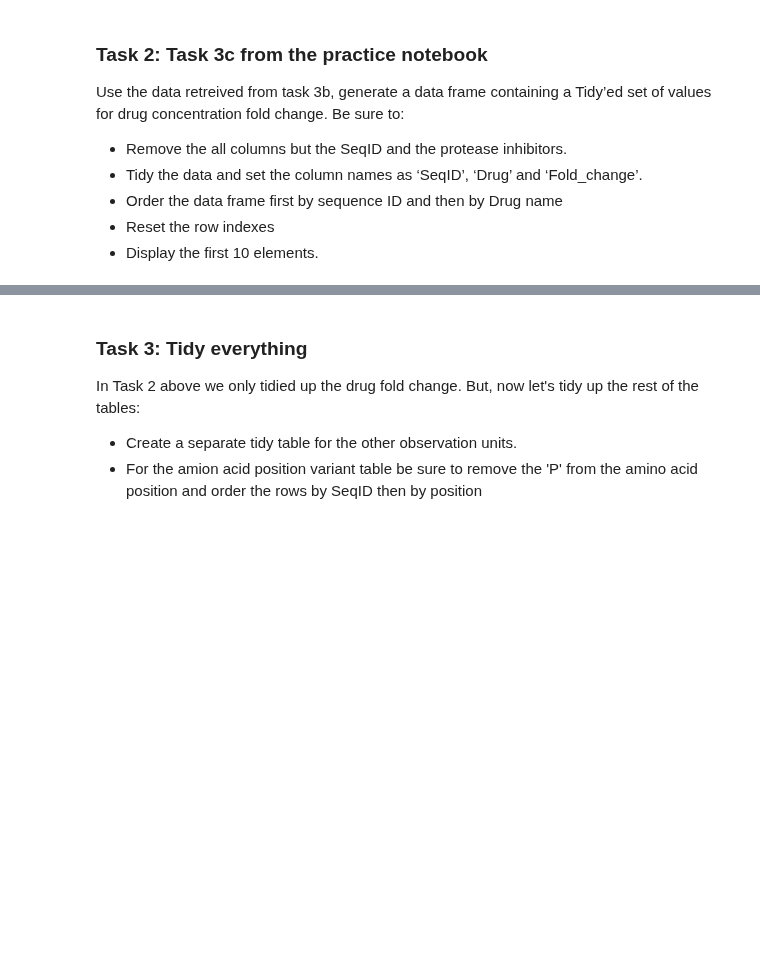
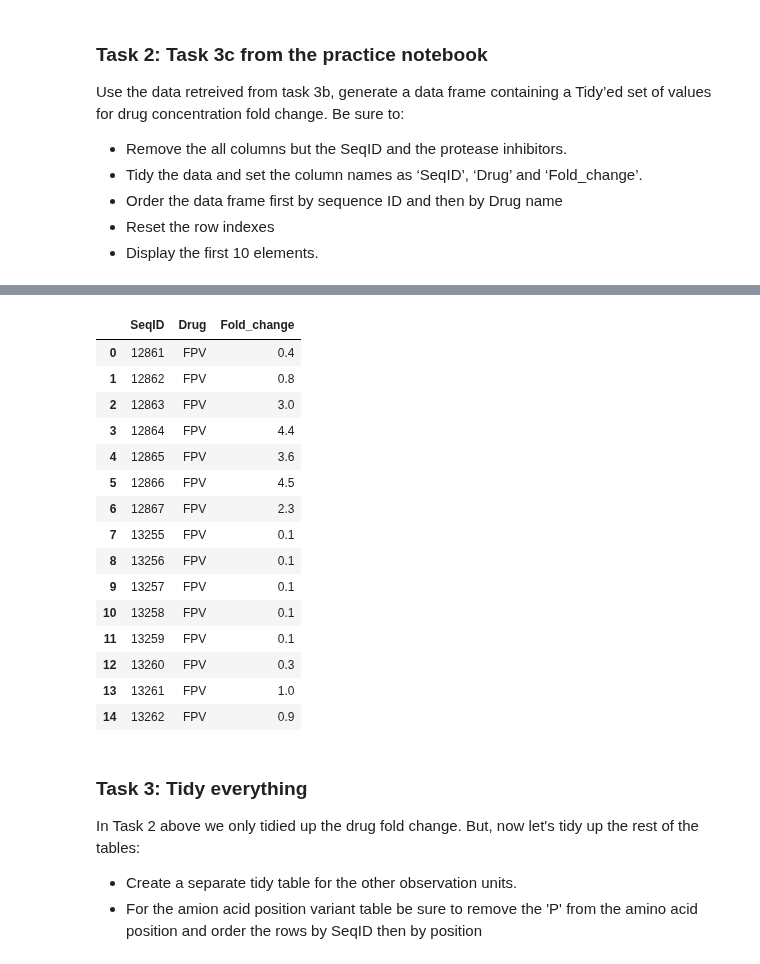
Before and after one commit to ninkuu/Data-Analytics-With-Python, a Jupyter notebook: Module2-Data_Analytics/D06-Tidy_Data.ipynb, the cells around one changed output, grey strips where cells are left out. Cells and saved outputs as stored; diff of their text form; code cells hidden in the pictures; blank space fills up the shorter version.

```diff
--- a/Module2-Data_Analytics/D06-Tidy_Data.ipynb
+++ b/Module2-Data_Analytics/D06-Tidy_Data.ipynb
@@ -60,3 +90,6 @@ Use the data retreived from task 3b, generate a data frame containing a Tidy’e
 - Order the data frame first by sequence ID and then by Drug name
 - Reset the row indexes
 - Display the first 10 elements.
+# %%
+ProtSeq=Prot[['SeqID', 'FPV', 'ATV', 'IDV', 'LPV', 'NFV', 'SQV', 'TPV', 'DRV']]
+ProtSeq.head()
@@ -62,0 +103,3 @@ Use the data retreived from task 3b, generate a data frame containing a Tidy’e
+# %%
+ProtSeq=pd.melt(ProtSeq, id_vars=["SeqID"], var_name='Drug', value_name='Fold_change')
+ProtSeq
@@ -63,3 +166,22 @@ Use the data retreived from task 3b, generate a data frame containing a Tidy’e
+# %%
+ProtSeq.dropna().head(15)
+# %% [output]
+|  | SeqID | Drug | Fold_change |
+| 0 | 12861 | FPV | 0.4 |
+| 1 | 12862 | FPV | 0.8 |
+| 2 | 12863 | FPV | 3.0 |
+| 3 | 12864 | FPV | 4.4 |
+| 4 | 12865 | FPV | 3.6 |
+| 5 | 12866 | FPV | 4.5 |
+| 6 | 12867 | FPV | 2.3 |
+| 7 | 13255 | FPV | 0.1 |
+| 8 | 13256 | FPV | 0.1 |
+| 9 | 13257 | FPV | 0.1 |
+| 10 | 13258 | FPV | 0.1 |
+| 11 | 13259 | FPV | 0.1 |
+| 12 | 13260 | FPV | 0.3 |
+| 13 | 13261 | FPV | 1.0 |
+| 14 | 13262 | FPV | 0.9 |
 # %% [markdown]
 ### Task 3: Tidy everything
 In Task 2 above we only tidied up the drug fold change. But, now let's tidy up the rest of the tables:
```
Also changed, not shown: parts of 13 cells of this notebook, 1 other file.
